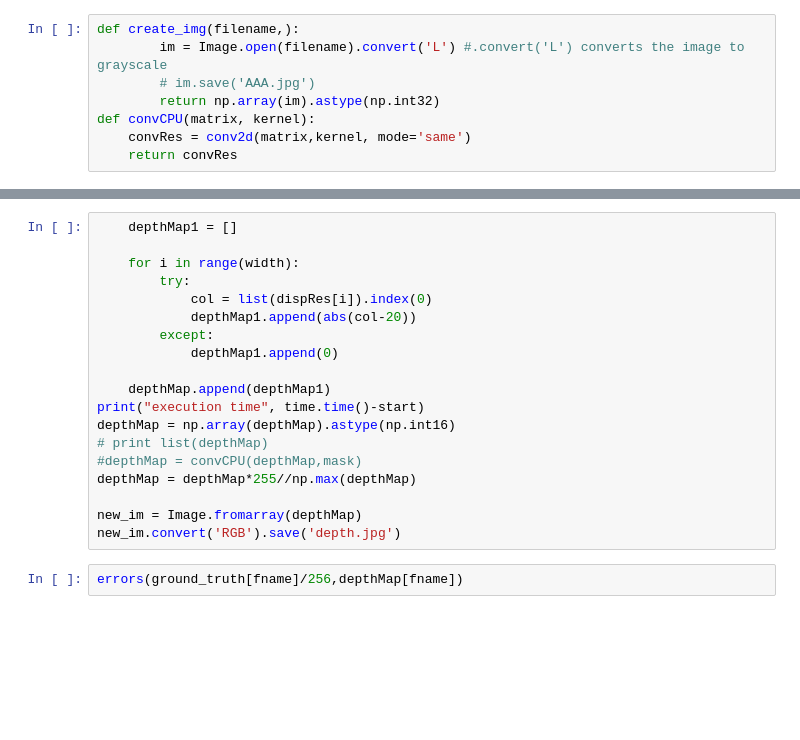
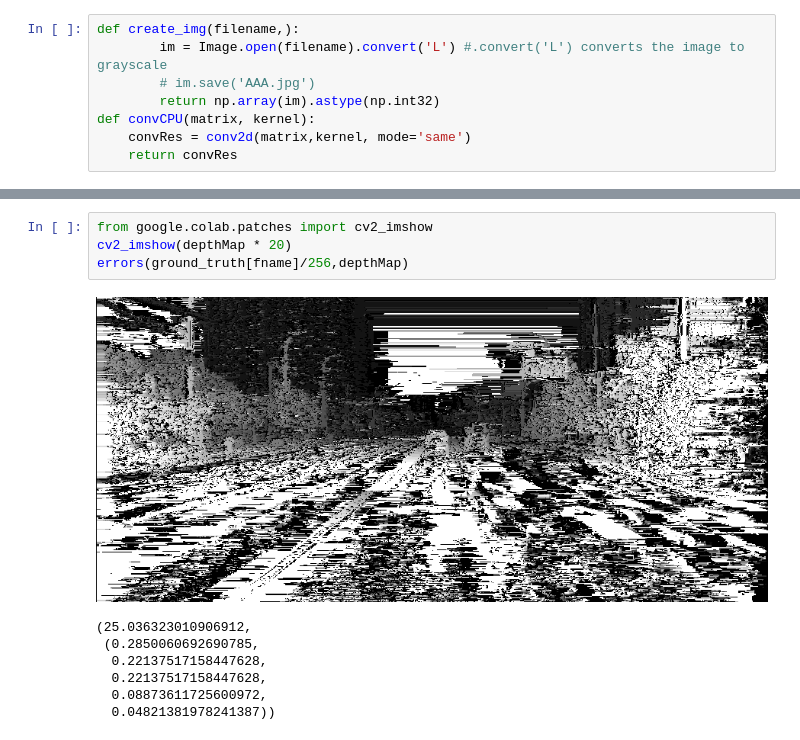
Before and after one commit to R-HUA/COMP90086-Computer-Vision, a Jupyter notebook: “COMP90086_ipynb”.ipynb, the cells around one changed output, grey strips where cells are left out. Drawn from its saved outputs; the diff is of its cells as text; blank space fills up the shorter version.

```diff
--- a/“COMP90086_ipynb”.ipynb
+++ b/“COMP90086_ipynb”.ipynb
@@ -343,21 +392,12 @@ dispRes.shape
-# %%
-    depthMap1 = []
-
-    for i in range(width):
-        try:
-            col = list(dispRes[i]).index(0)
-            depthMap1.append(abs(col-20))
-        except:
-            depthMap1.append(0)
-
-    depthMap.append(depthMap1)
-print("execution time", time.time()-start)
-depthMap = np.array(depthMap).astype(np.int16)
-# print list(depthMap)
-#depthMap = convCPU(depthMap,mask)
-depthMap = depthMap*255//np.max(depthMap)
-
-new_im = Image.fromarray(depthMap)
-new_im.convert('RGB').save('depth.jpg')
-# %%
-errors(ground_truth[fname]/256,depthMap[fname])
+# %%
+from google.colab.patches import cv2_imshow
+cv2_imshow(depthMap * 20)
+errors(ground_truth[fname]/256,depthMap)
+# %% [output]
+[figure, added]
+(25.036323010906912,
+ (0.2850060692690785,
+  0.22137517158447628,
+  0.22137517158447628,
+  0.08873611725600972,
+  0.04821381978241387))
```
Also changed, not shown: parts of 13 cells of this notebook.
